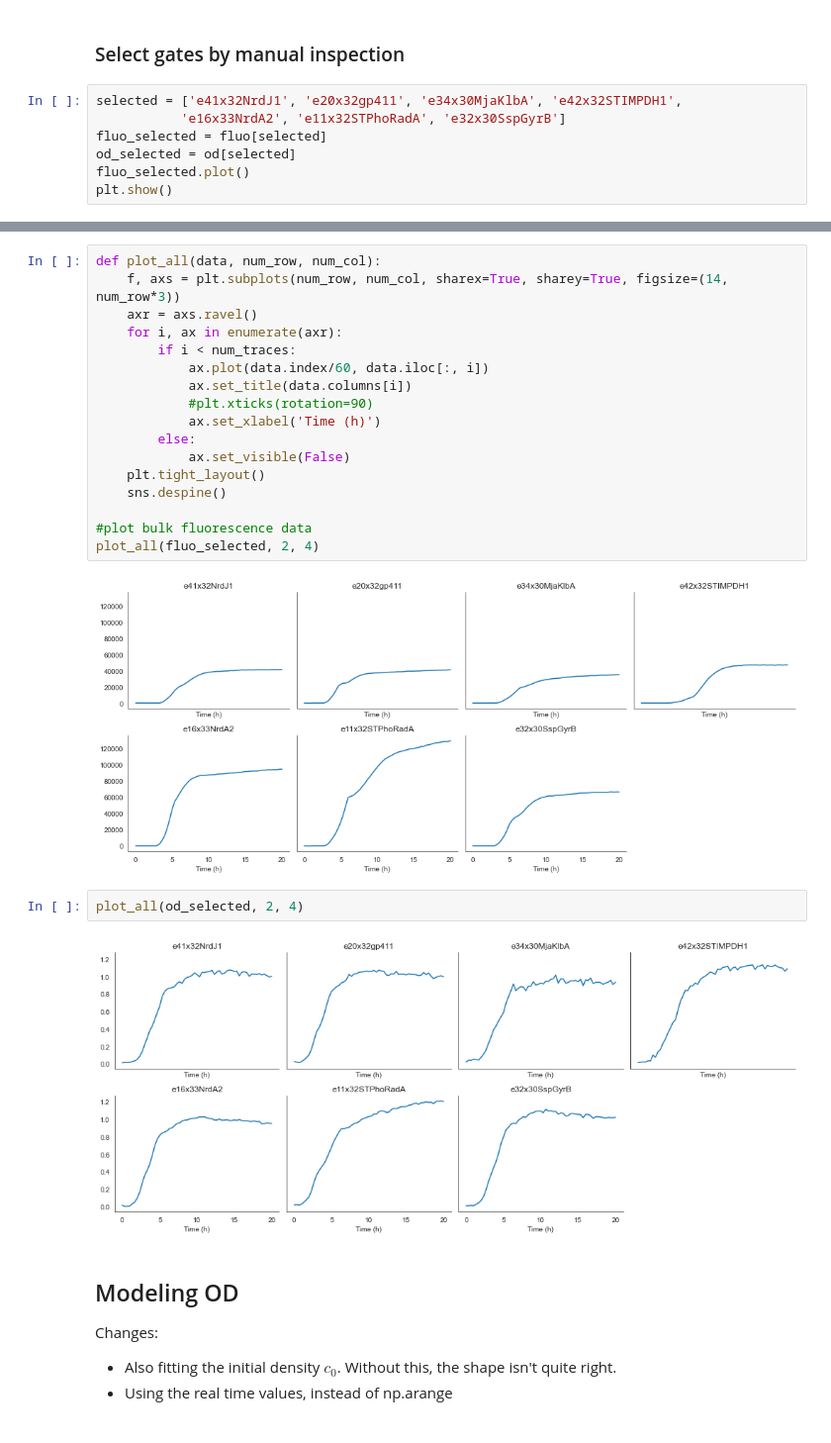
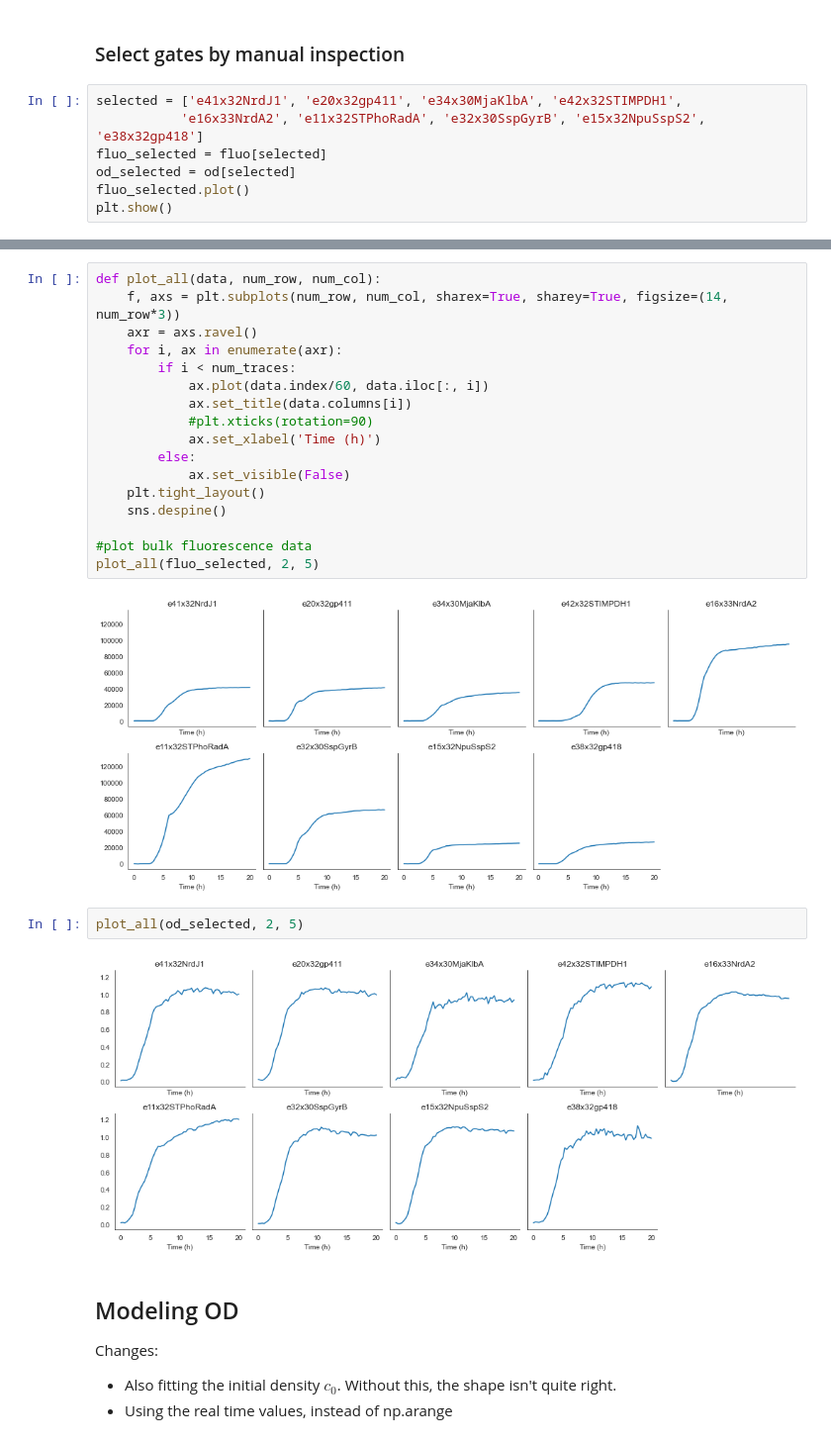
Before and after one commit to rmardian/intein-based-circuits, a Jupyter notebook: Design Automation - Model Layering.ipynb, the cells around one changed output, grey strips where cells are left out. Shown at 99% size. Drawn from its saved outputs; the diff is of its cells as text.

```diff
--- a/Design Automation - Model Layering.ipynb
+++ b/Design Automation - Model Layering.ipynb
@@ -40,7 +41,7 @@ gfp_od_2 = od_raw_2['gfp_med_1']
 ### Select gates by manual inspection
 # %%
 selected = ['e41x32NrdJ1', 'e20x32gp411', 'e34x30MjaKlbA', 'e42x32STIMPDH1',
-           'e16x33NrdA2', 'e11x32STPhoRadA', 'e32x30SspGyrB']
+           'e16x33NrdA2', 'e11x32STPhoRadA', 'e32x30SspGyrB', 'e15x32NpuSspS2', 'e38x32gp418']
 fluo_selected = fluo[selected]
 od_selected = od[selected]
 fluo_selected.plot()
@@ -73,13 +69,13 @@ def plot_all(data, num_row, num_col):
     sns.despine()
 
 #plot bulk fluorescence data
-plot_all(fluo_selected, 2, 4)
+plot_all(fluo_selected, 2, 5)
 # %% [output]
-[figure, old version]
+[figure, new version]
 # %%
-plot_all(od_selected, 2, 4)
+plot_all(od_selected, 2, 5)
 # %% [output]
-[figure, old version]
+[figure, new version]
 # %% [markdown]
 ## Modeling OD
 
```
Also changed, not shown: parts of 26 cells of this notebook, 36 other files.
